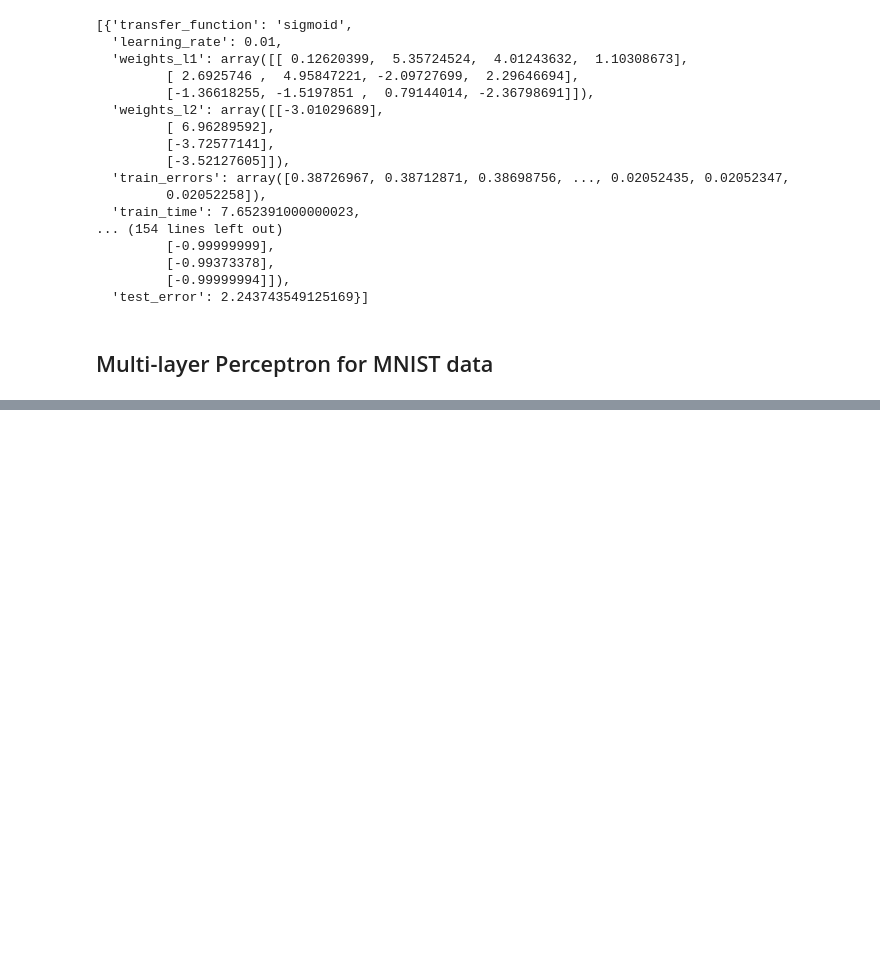
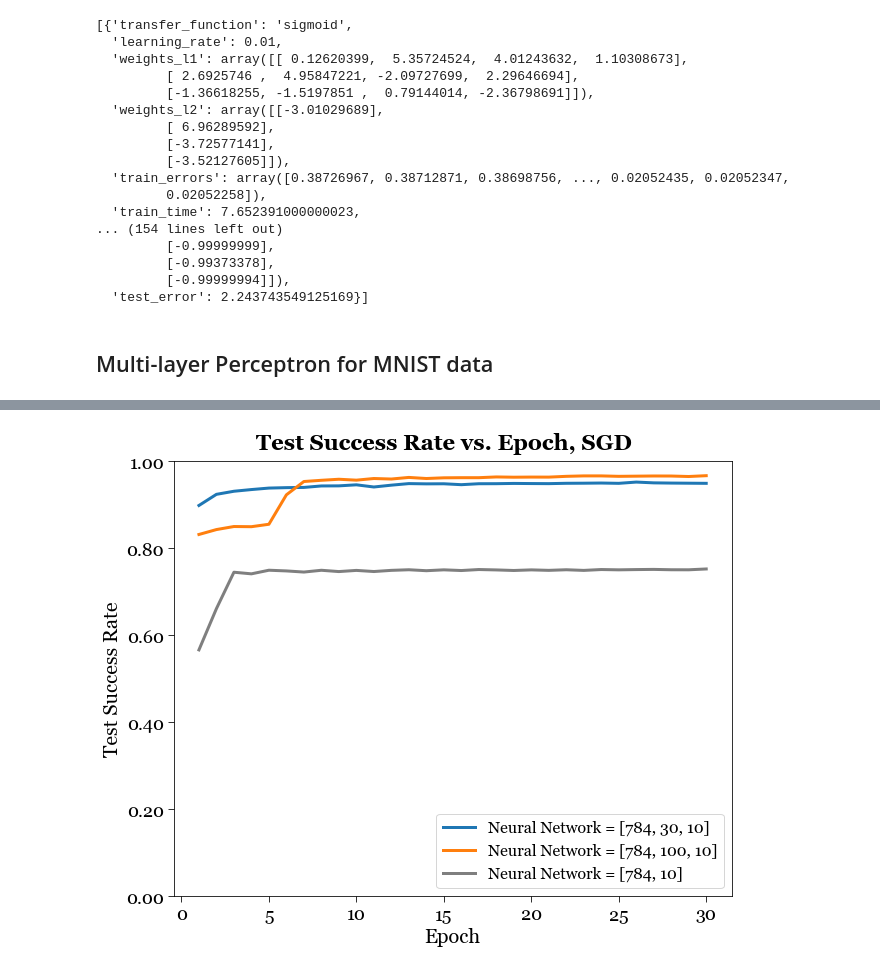
Before and after one commit to chew-in/computational_physics, a Jupyter notebook: 3_ANN/perceptron.ipynb, the cells around one changed output, grey strips where cells are left out. Saved outputs shown, nothing was run; the diff lists cells and outputs as text; code cells hidden in the pictures; blank space fills up the shorter version.

```diff
--- a/3_ANN/perceptron.ipynb
+++ b/3_ANN/perceptron.ipynb
@@ -477,0 +702,5 @@ git clone https://github.com/mnielsen/neural-networks-and-deep-learning.git
+# %%
+# original
+net1 = Network([784, 30, 10])
+net1.SGD(training_data, 30, 10, 3.0, test_data=test_data)
+successes1 = net1.successes
@@ -477,0 +725,5 @@ git clone https://github.com/mnielsen/neural-networks-and-deep-learning.git
+# %%
+# lots of hidden neurons
+net2 = Network([784, 100, 10])
+net2.SGD(training_data, 30, 10, 3.0, test_data=test_data)
+successes2 = net2.successes
@@ -477,0 +748,5 @@ git clone https://github.com/mnielsen/neural-networks-and-deep-learning.git
+# %%
+# no hidden layer
+net3 = Network([784, 10])
+net3.SGD(training_data, 30, 10, 3.0, test_data=test_data)
+successes3 = net3.successes
@@ -477,0 +771,39 @@ git clone https://github.com/mnielsen/neural-networks-and-deep-learning.git
+# %%
+# plot all three cases together.
+fig = plt.figure(figsize=(10, 8))
+ax = plt.gca()
+
+epochs = list(range(1, len(successes1) + 1))
+
+# try line plot for shaded error region
+ax.plot(epochs, [s1/10000 for s1 in successes1], \
+            color=tableau_colors[0], linewidth=3.0, \
+            alpha=1, label='Neural Network = [784, 30, 10]')
+ax.plot(epochs, [s2/10000 for s2 in successes2], \
+            color=tableau_colors[1], linewidth=3.0, \
+            alpha=1, label='Neural Network = [784, 100, 10]')
+ax.plot(epochs, [s3/10000 for s3 in successes3], \
+            color=tableau_colors[7], linewidth=3.0, \
+            alpha=1, label='Neural Network = [784, 10]')
+
+# Customize tick sizes
+ax.tick_params(axis='both', which='major', labelsize=18, length=6)  # Adjust label size and tick length
+ax.set_ylim(0, 1)
+ax.set_xticklabels(ax.get_xticks(), fontdict=tick_font)
+ax.set_yticklabels(ax.get_yticks(), fontdict=tick_font)
+ax.xaxis.set_major_formatter(StrMethodFormatter('{x:.0f}'))
+ax.yaxis.set_major_formatter(StrMethodFormatter('{x:.2f}'))
+
+# Customize the plot (optional)
+plt.xlabel('Epoch', fontdict=font)
+plt.ylabel('Test Success Rate', fontdict=font)
+plt.gcf().set_facecolor('white')
+fig.suptitle('Test Success Rate vs. Epoch, SGD', fontproperties=suptitle_font, y=0.93)
+# plt.xticks(x, categories)
+plt.legend(loc='lower right', prop=legend_font)
+
+# Show the plot
+plt.savefig('./plots/MNIST.png')
+plt.show()
+# %% [output]
+[figure, added]
```
Also changed, not shown: parts of 6 cells of this notebook, 2 other files.
